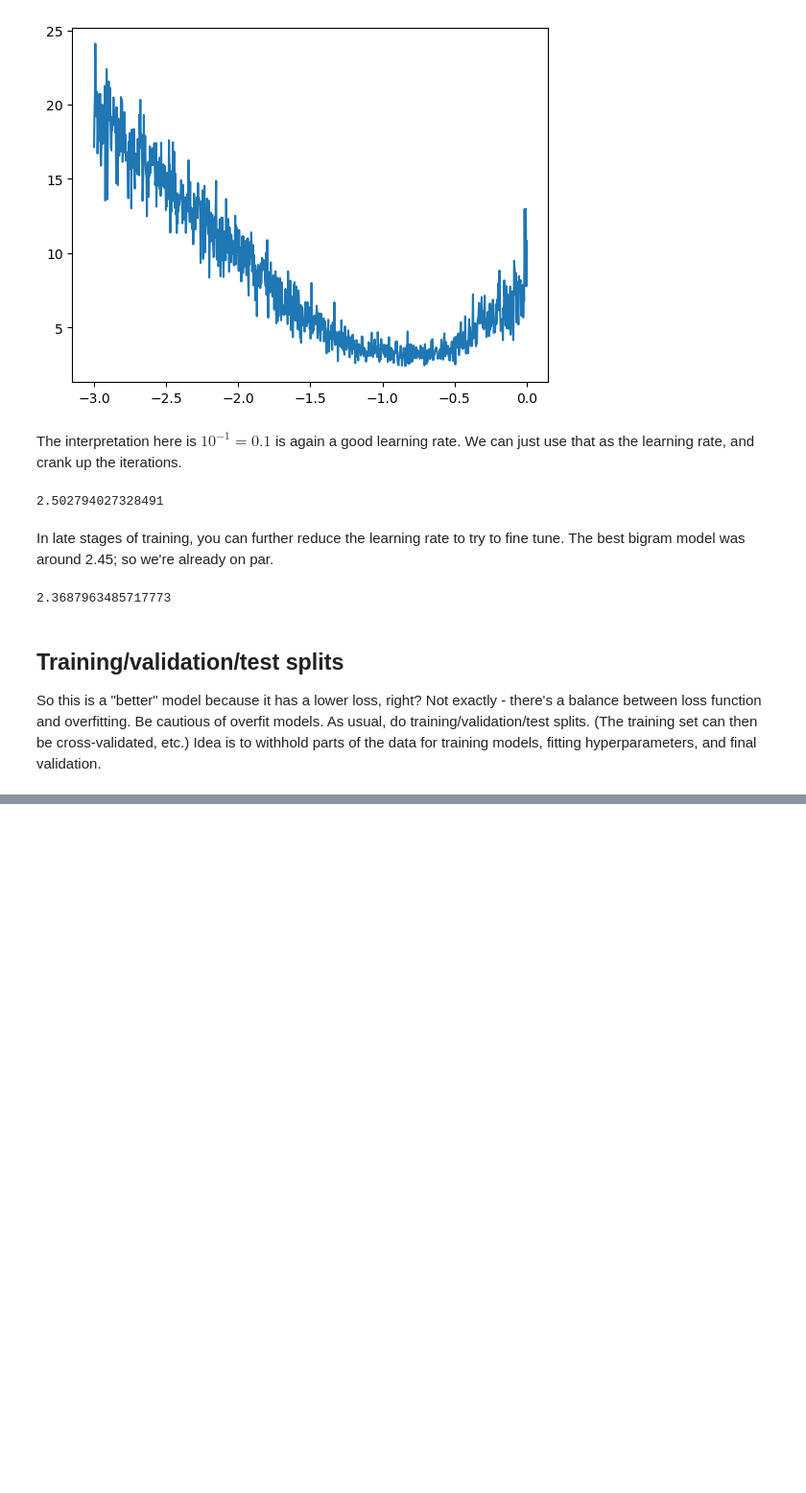
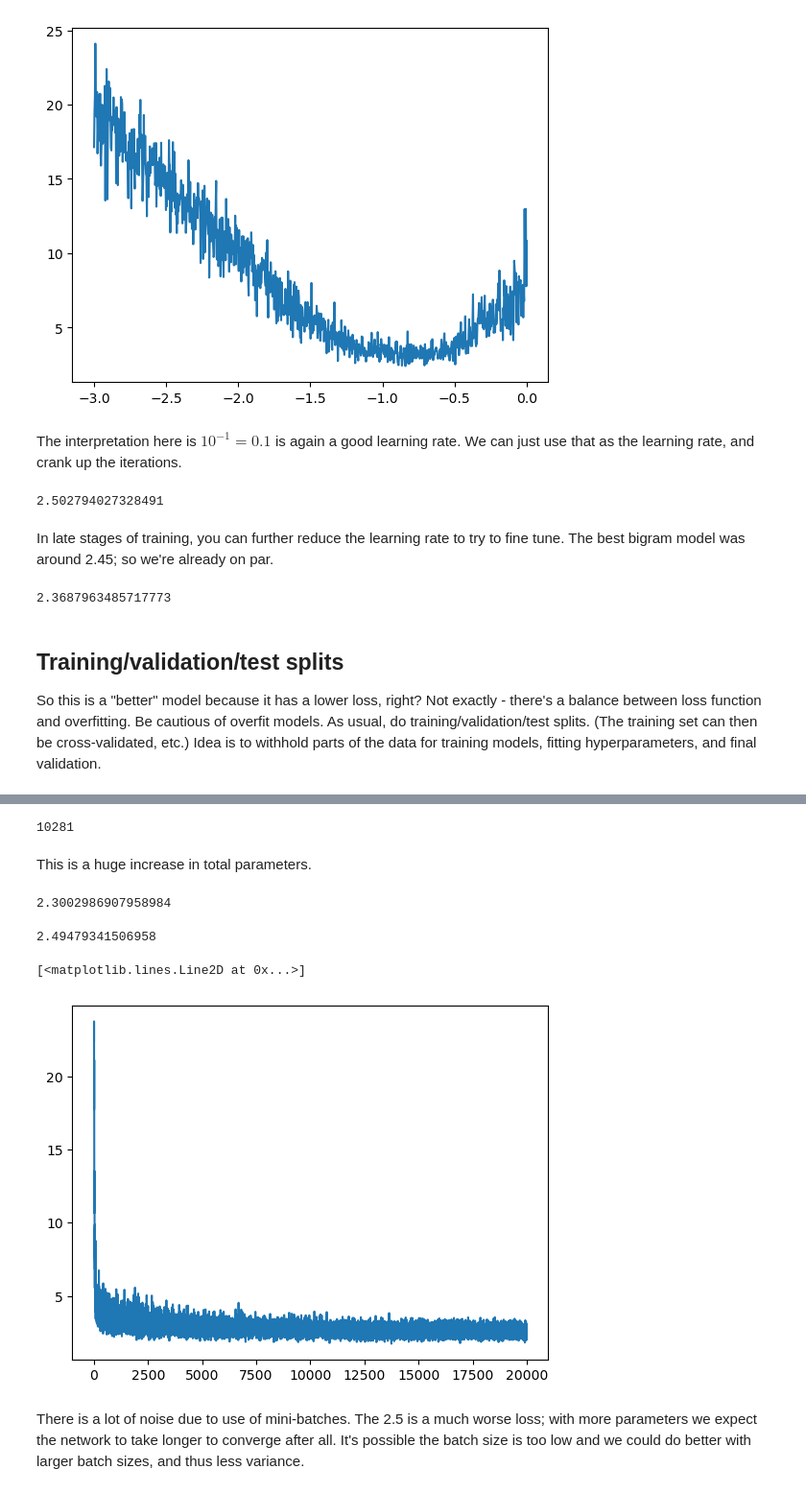
Before and after one commit to phively/nn-zero-to-hero, a Jupyter notebook: 03 Building makemore 2 - MLP.ipynb, the cells around one changed output, grey strips where cells are left out. Shown: that part at 96% size. Saved outputs shown, nothing was run; the diff lists cells and outputs as text; code cells hidden in the pictures; blank space fills up the shorter version.

Commit message:
Lecture 3 conclusion - Training/test splits - Embedding dimensionality - Sampling from the NN to generate new names

```diff
--- a/03 Building makemore 2 - MLP.ipynb
+++ b/03 Building makemore 2 - MLP.ipynb
@@ -749,7 +749,7 @@ tensor([0.0010, 0.0010, 0.0010, 0.0010, 0.0010, 0.0010, 0.0010, 0.0010, 0.0011,
 Creating 1000 possible learning rates that can be evaluated empirically (basically a grid search type approach, on this single parameter).
 # %%
 # Reset parameters
-g, C, W1, b1, W2, b2, parameters = make_parameters()
+g, C, W1, b1, W2, b2, parameters = makeParameters()
 learningrate = 10 # Way too high
 
 # Track learning rates and losses
@@ -821,7 +821,7 @@ plt.plot(lre, lossi)
 The interpretation here is $10^{-1} = 0.1$ is again a good learning rate. We can just use that as the learning rate, and crank up the iterations.
 # %%
 # Reset parameters
-g, C, W1, b1, W2, b2, parameters = make_parameters()
+g, C, W1, b1, W2, b2, parameters = makeParameters()
 lr = 0.1 # Optimized
 
 for _ in range(20000):
@@ -883,0 +967,57 @@ So this is a "better" model because it has a lower loss, right? Not exactly - th
+# %%
+# Reset parameters - try 300 neurons in hidden layer
+g, C, W1, b1, W2, b2, parameters = makeParameters(hiddenLayerSize = 300)
+lr = 0.1 # Optimized
+# %%
+sum(p.nelement() for p in parameters) # Total parameters
+# %% [output]
+10281
+# %% [markdown]
+This is a huge increase in total parameters.
+# %%
+# Tracking
+lri = []
+lossi = []
+stepi = []
+
+for i in range(20000):
+
+    ix = torch.randint(0, Xtr.shape[0], (32, )) # For randomly selecting 32 rows of data
+
+    # Forward pass
+    ### Only grab ix rows from TRAINING set
+    emb = C[Xtr[ix]] # (32, 3, 2)
+    h = torch.tanh(emb.view(-1, 6) @ W1 + b1) # (32, 100)
+    logits = h @ W2 + b2 # (32, 27)
+    ### Only grab ix rows from TRAINING set
+    loss = F.cross_entropy(logits, Ytr[ix])
+    #print(loss.item())
+
+    # Backward pass
+    for p in parameters:
+        p.grad = None
+
+    loss.backward()
+
+    # Update
+    for p in parameters:
+        p.data += -lr * p.grad
+
+    # Track stats
+    stepi.append(i)
+    lossi.append(loss.item())
+
+print(loss.item())
+# %% [output]
+2.3002986907958984
+# %%
+printExactLoss(Xdev, Ydev)
+# %% [output]
+2.49479341506958
+# %%
+plt.plot(stepi, lossi)
+# %% [output]
+[<matplotlib.lines.Line2D at 0x...>]
+[figure, added]
+# %% [markdown]
+There is a lot of noise due to use of mini-batches. The 2.5 is a much worse loss; with more parameters we expect the network to take longer to converge after all. It's possible the batch size is too low and we could do better with larger batch sizes, and thus less variance.
```
Also changed, not shown: parts of 32 cells of this notebook.
